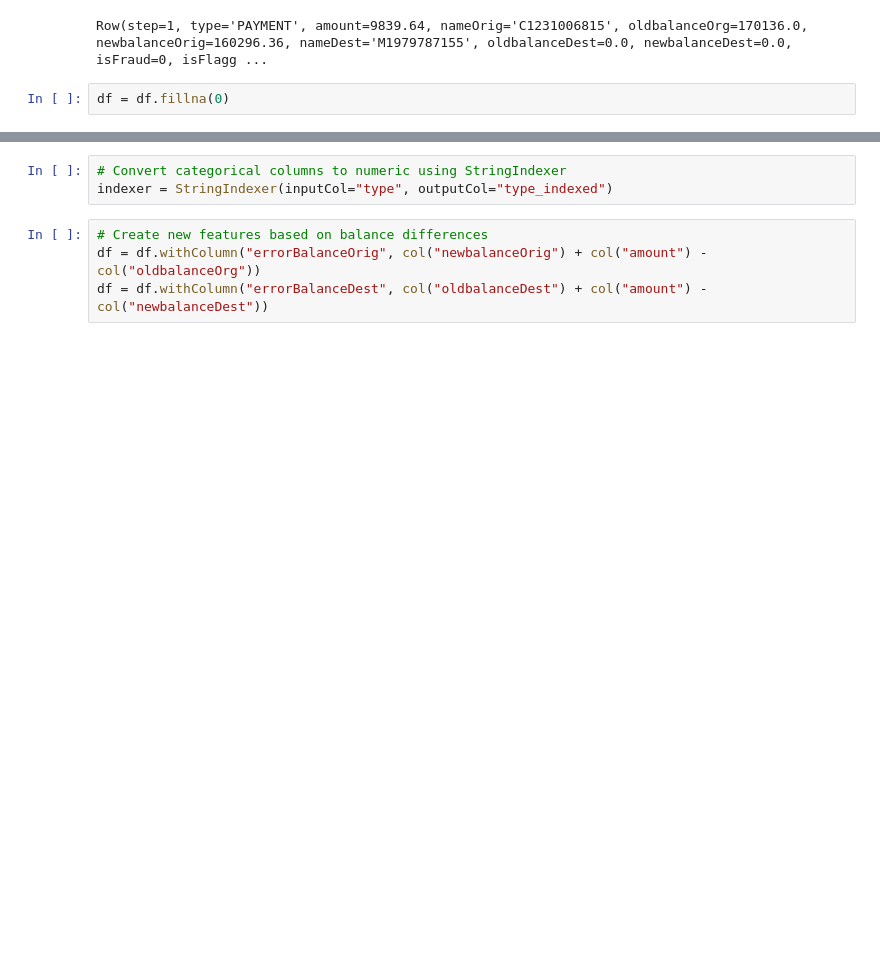
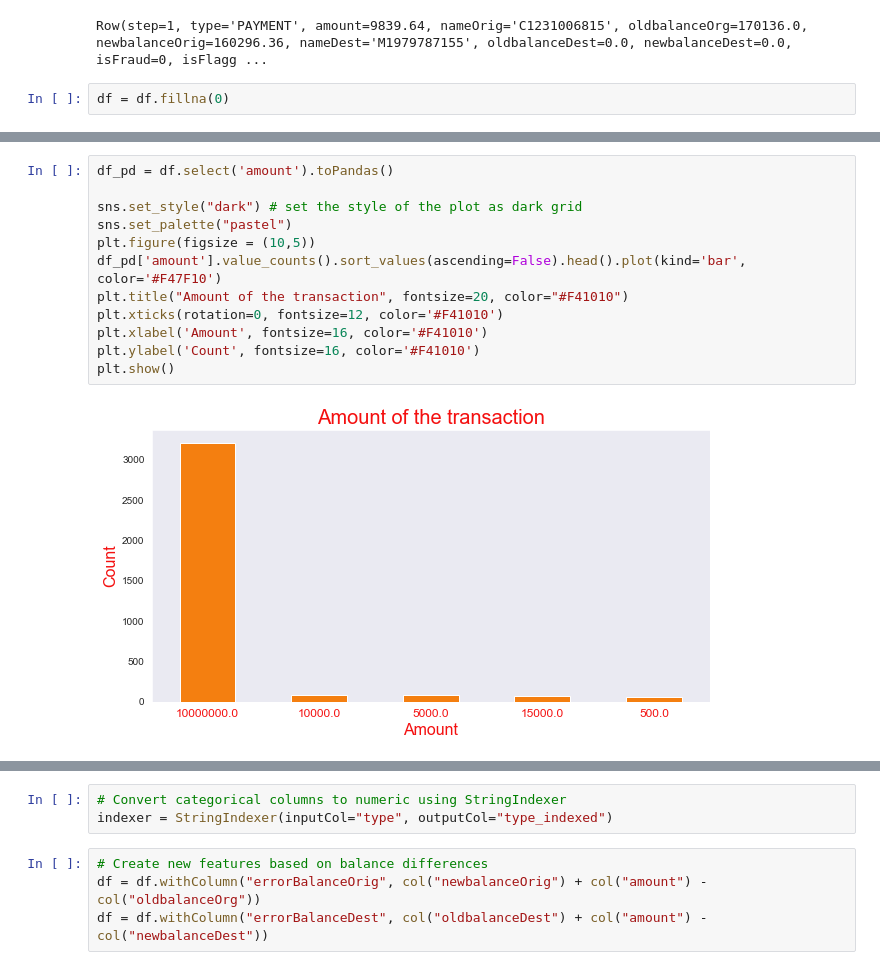
Before and after one commit to aditig-vit/Sem-7_CollabProject, a Jupyter notebook: Fraud_detection.ipynb, the cells around one changed output, grey strips where cells are left out. Drawn from its saved outputs; the diff is of its cells as text; blank space fills up the shorter version.

```diff
--- a/Fraud_detection.ipynb
+++ b/Fraud_detection.ipynb
@@ -25,0 +144,14 @@ df = df.fillna(0)
+# %%
+df_pd = df.select('amount').toPandas()
+
+sns.set_style("dark") # set the style of the plot as dark grid
+sns.set_palette("pastel")
+plt.figure(figsize = (10,5))
+df_pd['amount'].value_counts().sort_values(ascending=False).head().plot(kind='bar', color='#F47F10')
+plt.title("Amount of the transaction", fontsize=20, color="#F41010")
+plt.xticks(rotation=0, fontsize=12, color='#F41010')
+plt.xlabel('Amount', fontsize=16, color='#F41010')
+plt.ylabel('Count', fontsize=16, color='#F41010')
+plt.show()
+# %% [output]
+[figure, added]
```
Also changed, not shown: parts of 13 cells of this notebook.
